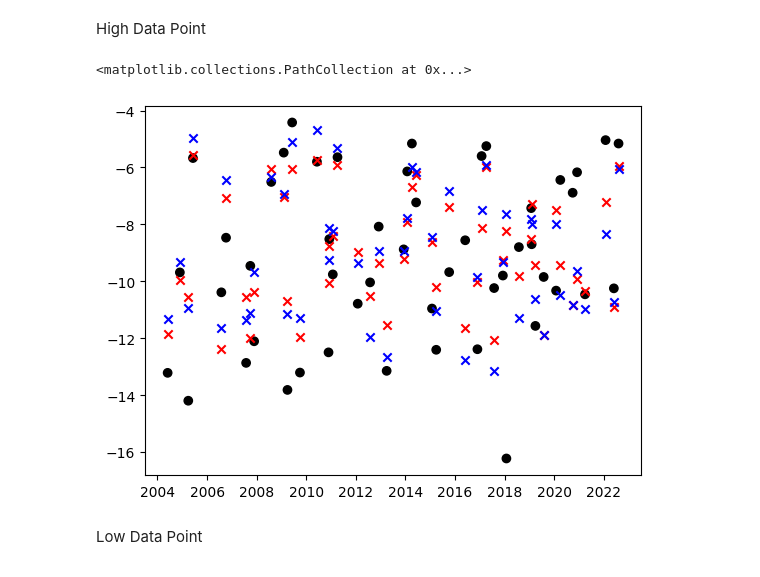
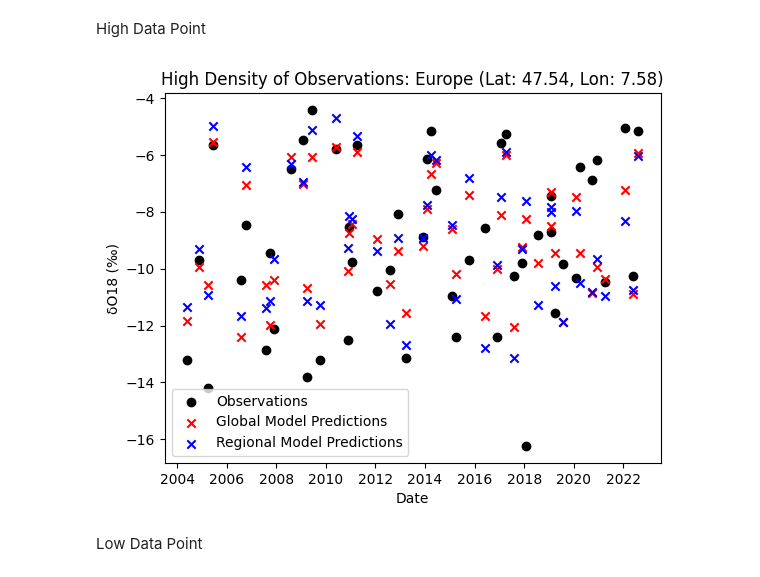
Before and after one commit to JaxtonGray/isoNet_Models, a Jupyter notebook: Models/Temp.ipynb, the cells around one changed output. Drawn from its saved outputs; the diff is of its cells as text; code cells hidden in the pictures.

```diff
--- a/Models/Temp.ipynb
+++ b/Models/Temp.ipynb
@@ -85,15 +86,20 @@ m4High = model4[(model4['Lon'] == highLon) & (model4['Lat'] == highLat)]
 m4Low = model4[(model4['Lon'] == lowLon) & (model4['Lat'] == lowLat)]
 # %% [markdown]
 High Data Point
-# %%
-fig, ax = plt.subplots()
-# Plot time series of global model high point
-ax.scatter(m1High['Date'], m1High['O18 A'], label='Model 1 High Point', color='black', linestyle='')
-ax.scatter(m1High['Date'], m1High['O18 P'], label='Model 1 High Point', color='red', marker='x')
-ax.scatter(m2High['Date'], m2High['O18 P'], label='Model 2 High Point', color='blue', marker='x')
-# %% [output]
-<matplotlib.collections.PathCollection at 0x...>
-[figure, removed]
+# %%
+fig, ax = plt.subplots()
+ax.scatter(m1High['Date'], m1High['O18 A'], label='Observations', color='black')
+ax.scatter(m1High['Date'], m1High['O18 P'], label='Global Model Predictions', color='red', marker='x')
+ax.scatter(m2High['Date'], m2High['O18 P'], label='Regional Model Predictions', color='blue', marker='x')
+ax.legend()
+plt.xlabel('Date')
+plt.ylabel('\u03b4O18 (‰)')
+plt.title(f'High Density of Observations: Europe (Lat: {highLat:.2f}, Lon: {highLon:.2f})')
+
+plt.show()
+plt.close()
+# %% [output]
+[figure, added]
 # %% [markdown]
 Low Data Point
 # %%
```
Also changed, not shown: parts of 4 cells of this notebook.
